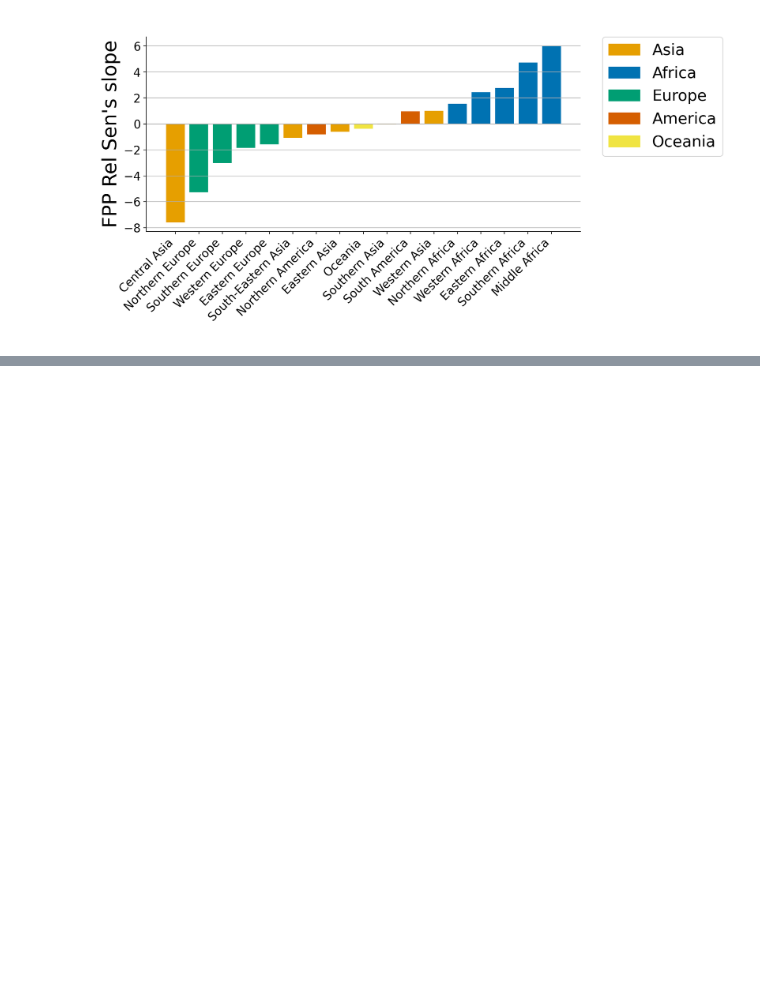
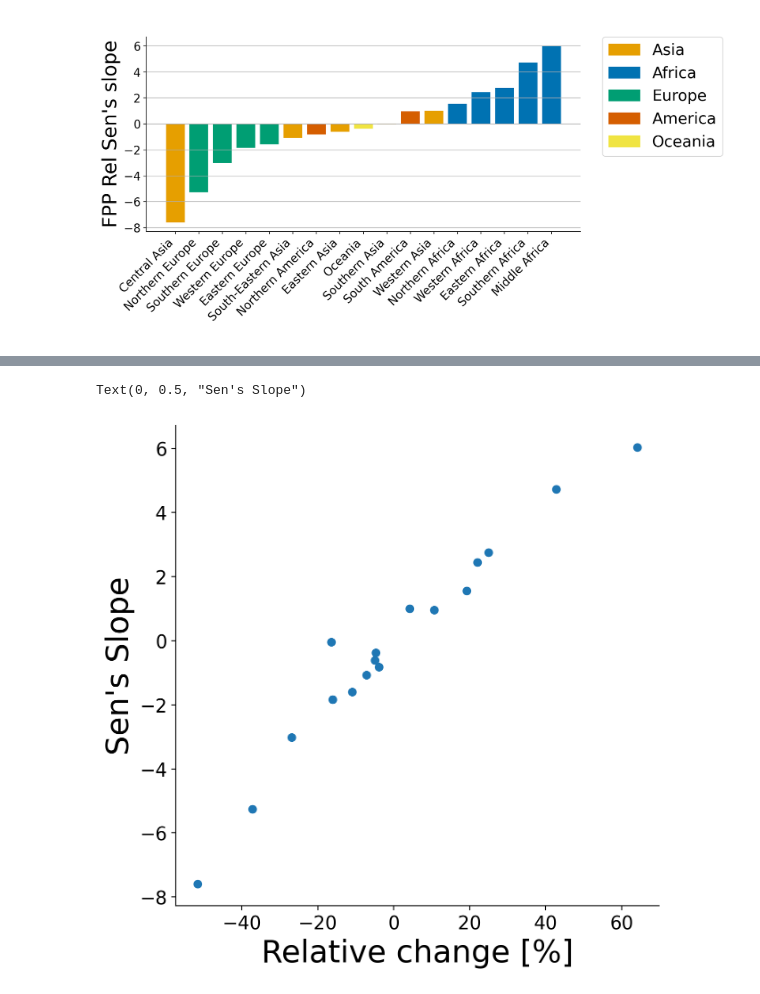
Before and after one commit to emanuelemassaro/Forest_Human_Nexus, a Jupyter notebook: Notebooks/FPP_Regions_Temporal.ipynb, the cells around one changed output, grey strips where cells are left out. Saved outputs shown, nothing was run; the diff lists cells and outputs as text; code cells hidden in the pictures; blank space fills up the shorter version.

```diff
--- a/Notebooks/FPP_Regions_Temporal.ipynb
+++ b/Notebooks/FPP_Regions_Temporal.ipynb
@@ -488,3 +511,8 @@ colors = results_df['Region'].map(REGION_TO_CONTINENT).map(CONTINENT_COLORS)
+# %%
+DFF = pd.DataFrame()
+DFF['Region'] = results_df['Region']
+
+DFF['senslop'] = results_df['Slope']
 # %%
 # Plotting the bar plot
 f, ax = plt.subplots(figsize=(10, 4.5))
@@ -510,0 +624,14 @@ f.savefig(fout, dpi=300, bbox_inches='tight')
+# %%
+DFF = DFF.reset_index(drop=True)
+results_df = results_df.merge(DFF, on='Region')
+# %%
+f, ax = plt.subplots(figsize=(7, 7))
+ax = set_font(ax, 15)
+plt.scatter(results_df['Slope'], results_df['senslop'])
+ax.spines['right'].set_visible(False)
+ax.spines['top'].set_visible(False)
+plt.xlabel('Relative change [%]', size=25)
+plt.ylabel("Sen's Slope", size=25)
+# %% [output]
+Text(0, 0.5, "Sen's Slope")
+[figure, added]
```
Also changed, not shown: parts of 11 cells of this notebook, 4 other files.
